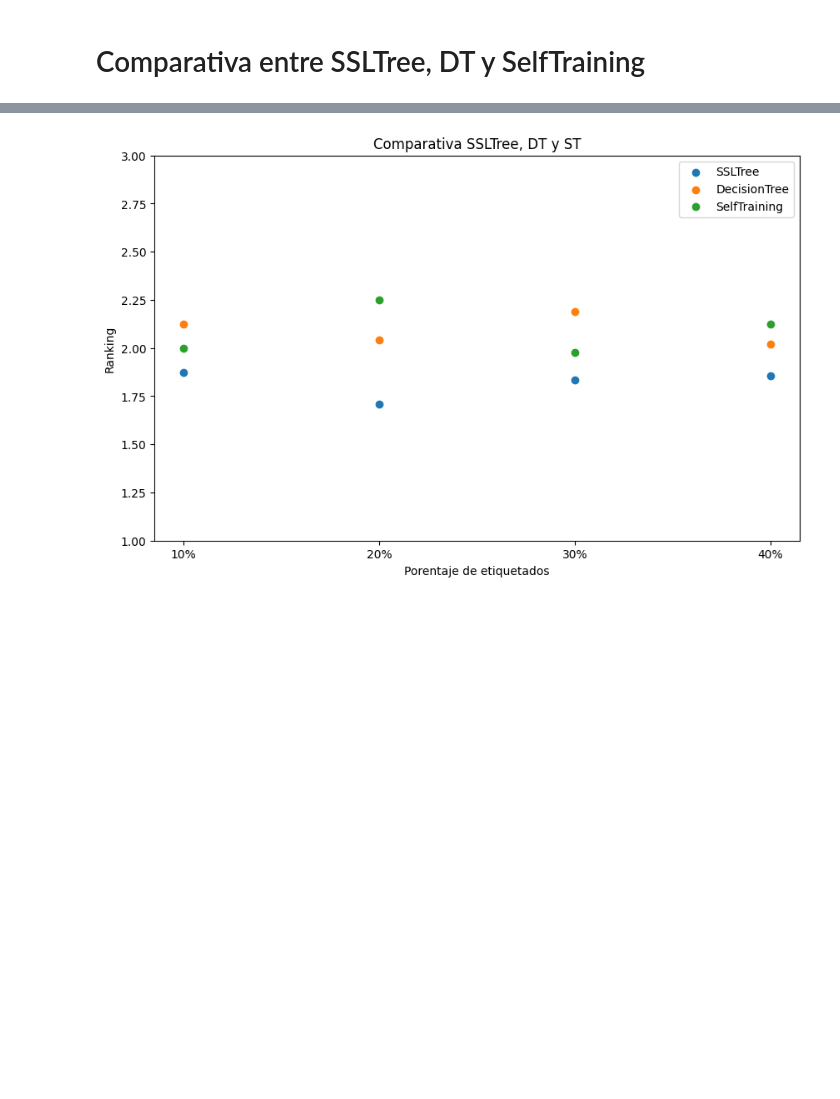
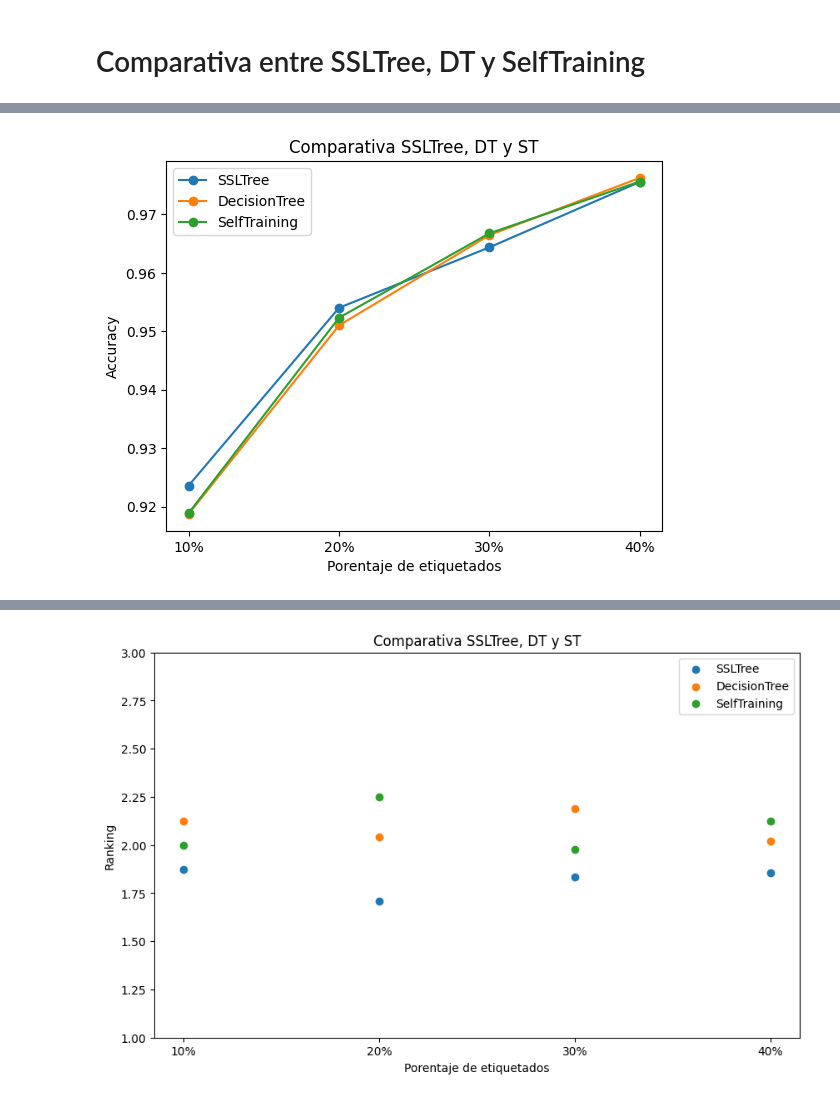
Before and after one commit to dmacha27/TFM-VIU, a Jupyter notebook: metodos/SSLTree/experimentos/comparativa.ipynb, the cells around one changed output, grey strips where cells are left out. Cells and saved outputs as stored; diff of their text form; code cells hidden in the pictures; blank space fills up the shorter version.

```diff
--- a/metodos/SSLTree/experimentos/comparativa.ipynb
+++ b/metodos/SSLTree/experimentos/comparativa.ipynb
@@ -33,3 +61,7 @@ print("Resultados guardados")
+# %%
+plot_comparativa("nursery")
+# %% [output]
+[figure, added]
 # %%
 all_means = np.load("comparativa/all_means.npy", allow_pickle=True).item()
 all_mean_rankings = np.empty((3, 4))
```
Also changed, not shown: parts of 5 cells of this notebook.
